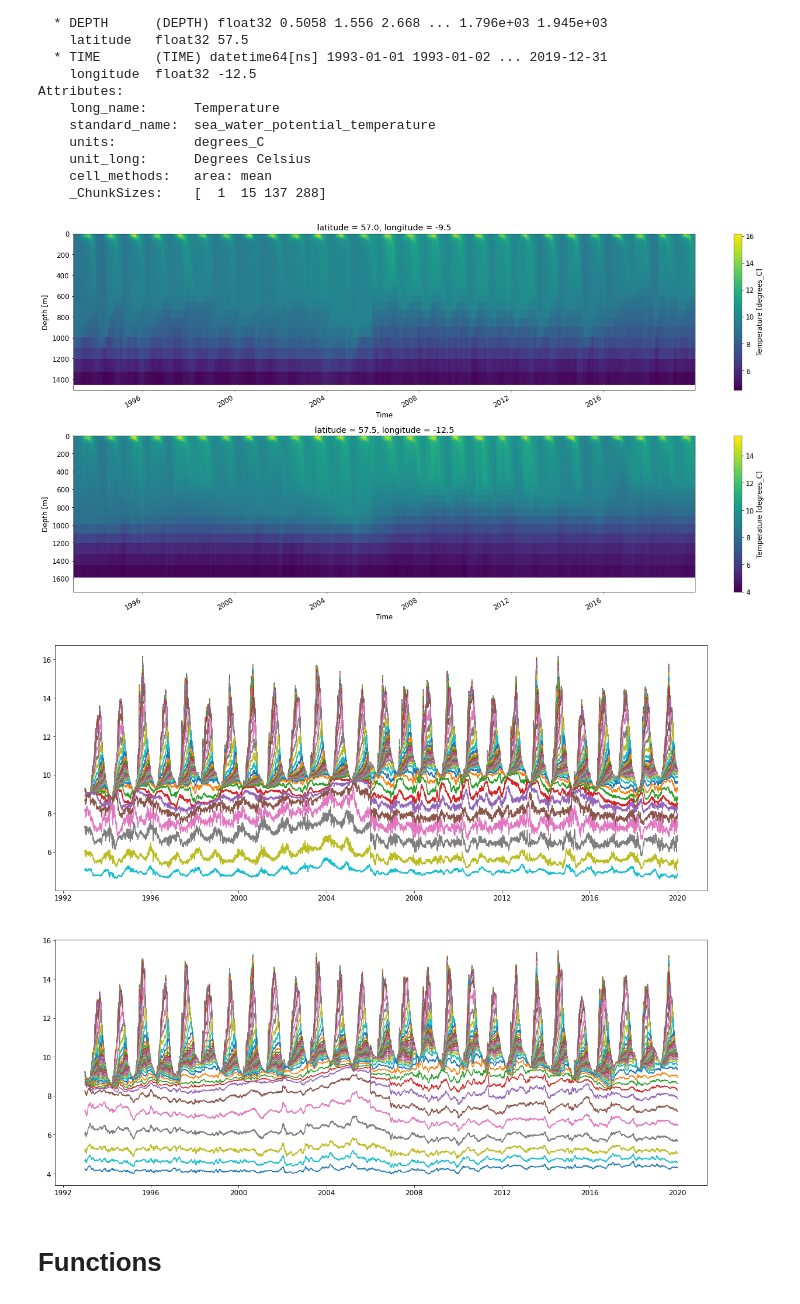
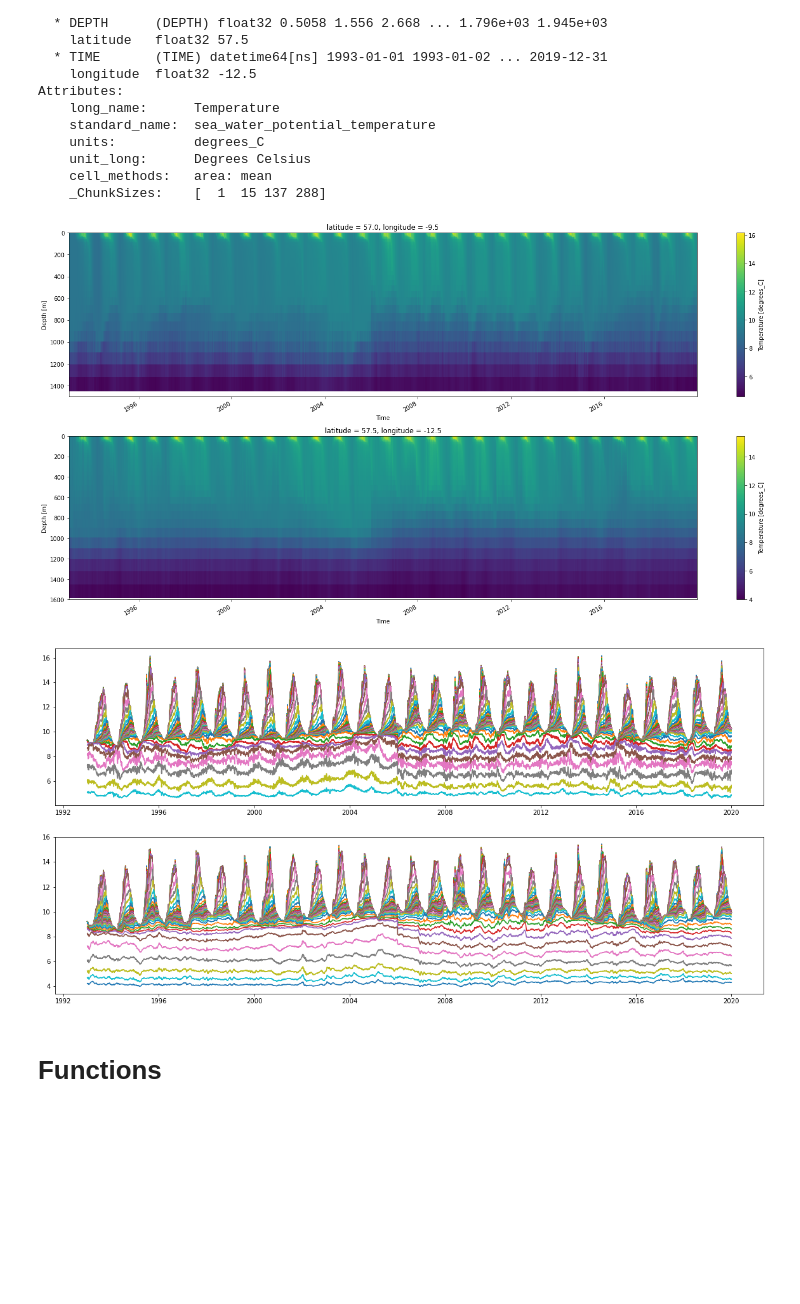
Before and after one commit to Marie-Louise-Korte/Rockall_Trough_MHW, a Jupyter notebook: X_ORAS5_alt_clim.ipynb, the cells around one changed output. Saved outputs shown, nothing was run; the diff lists cells and outputs as text; code cells hidden in the pictures; blank space fills up the shorter version.

```diff
--- a/X_ORAS5_alt_clim.ipynb
+++ b/X_ORAS5_alt_clim.ipynb
@@ -17,8 +18,8 @@ import pandas as pd
 import warnings
 warnings.filterwarnings("ignore")
 # %%
-font = {'weight' : 'normal','size' : 12}
-plt.rc('font', **font)
+#font = {'weight' : 'normal','size' : 10}
+#plt.rc('font', **font)
 # %% [markdown]
 # Import Data
 # %%
@@ -75,16 +79,16 @@ fig, ax = plt.subplots(2,1, figsize = (20, 10))
 oras5_EB.plot(x='TIME', y='DEPTH', yincrease = False, ax = ax[0])
 ax[0].set_ylim(1500,0)
 oras5_WB.plot(x='TIME', y='DEPTH', yincrease = False,ax = ax[1])
-ax[1].set_ylim(1750,0)
+ax[1].set_ylim(1600,0)
 fig.tight_layout();
 # %% [output]
-[figure, old version]
+[figure, new version]
 # %%
-fig, ax = plt.subplots(2,1, figsize = (20,17))
+fig, ax = plt.subplots(2,1, figsize = (20,10))
 ax[0].plot(oras5_EB.TIME, oras5_EB)
 ax[1].plot(oras5_WB.TIME, oras5_WB);
 # %% [output]
-[figure, old version]
+[figure, new version]
 # %% [markdown]
 # Functions
 # %%
```
Also changed, not shown: parts of 26 cells of this notebook.
